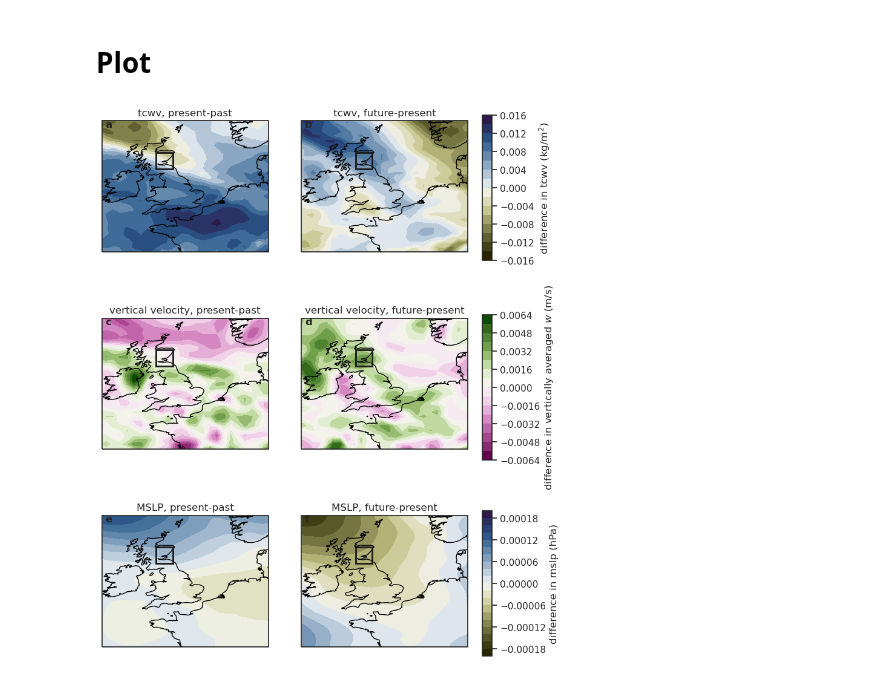
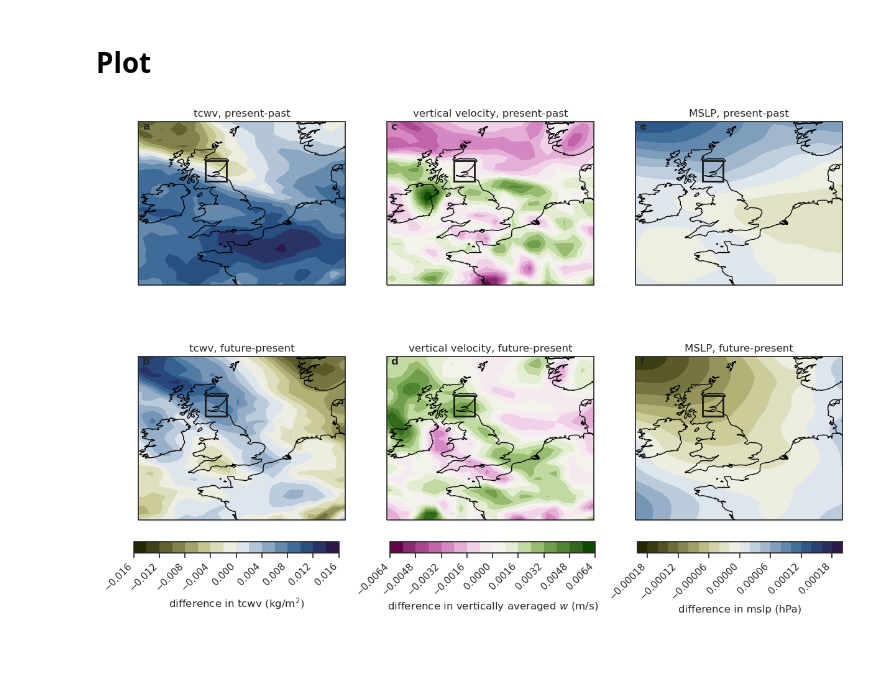
Before and after one commit to shirin-ermis/Storm_Babet, a Jupyter notebook: MICAS_analysis/C01_dynamics.ipynb, the cells around one changed output. Drawn from its saved outputs; the diff is of its cells as text; code cells hidden in the pictures; blank space fills up the shorter version.

Commit message:
saved plot

```diff
--- a/MICAS_analysis/C01_dynamics.ipynb
+++ b/MICAS_analysis/C01_dynamics.ipynb
@@ -148,7 +148,7 @@ micas_tempmean_sfc = micas_sfc.sel(time=slice('2023-10-19 00', '2023-10-22 00'))
 # Plot
 # %%
 # Create figure
-fig, axes = plt.subplots(ncols=2, nrows=3, figsize=(9, 12), subplot_kw={'projection': ccrs.PlateCarree()})
+fig, axes = plt.subplots(ncols=3, nrows=2, figsize=(15, 9), subplot_kw={'projection': ccrs.PlateCarree()})
 
 # Plot saturation specific humidity
 plot1 = (micas_tempmean.sel(climate='present')-micas_tempmean.sel(climate='1870')).tcwv.mean('member').plot.contourf(
@@ -157,13 +157,13 @@ plot1 = (micas_tempmean.sel(climate='present')-micas_tempmean.sel(climate='1870'
 )
 plot2 = (micas_tempmean.sel(climate='future1')-micas_tempmean.sel(climate='present')).tcwv.mean('member').plot.contourf(
     cmap=cm.broc_r, #vmin=-7, vmax=7,
-    levels=20, ax=axes[0, 1], add_colorbar=False  # Disable individual colorbars
+    levels=20, ax=axes[1, 0], add_colorbar=False  # Disable individual colorbars
 )
 
 # Plot vertical velocity
 plot3 = (micas_tempmean.sel(climate='present')-micas_tempmean.sel(climate='1870')).av_w.mean('member').plot.contourf(
     cmap=cm.bam, #vmin=-0.1, vmax=0.1,
-    levels=20, ax=axes[1,0], add_colorbar=False  # Disable individual colorbars
+    levels=20, ax=axes[0,1], add_colorbar=False  # Disable individual colorbars
 )
 plot4 = (micas_tempmean.sel(climate='future1')-micas_tempmean.sel(climate='present')).av_w.mean('member').plot.contourf(
     cmap=cm.bam, #vmin=-0.1, vmax=0.1,
@@ -173,59 +173,60 @@ plot4 = (micas_tempmean.sel(climate='future1')-micas_tempmean.sel(climate='prese
 # Plot mean sea level pressure
 plot5 = (micas_tempmean_sfc.sel(climate='present')-micas_tempmean_sfc.sel(climate='1870')).msl.mean('member').plot.contourf(
     cmap=cm.broc_r,# vmin=-0.00005, vmax=0.00005,
-    levels=20, ax=axes[2,0], add_colorbar=False  # Disable individual colorbars
+    levels=20, ax=axes[0,2], add_colorbar=False  # Disable individual colorbars
 )
 plot6= (micas_tempmean_sfc.sel(climate='future1')-micas_tempmean_sfc.sel(climate='present')).msl.mean('member').plot.contourf(
     cmap=cm.broc_r, #vmin=-0.00005, vmax=0.00005,
-    levels=20, ax=axes[2,1], add_colorbar=False  # Disable individual colorbars
+    levels=20, ax=axes[1,2], add_colorbar=False  # Disable individual colorbars
 )
 
-# Add colorbars for each column
-cbar_ax1 = fig.add_axes([0.91, 0.665, 0.02, 0.2])  # Colorbar for first column
-cbar1 = fig.colorbar(plot1, cax=cbar_ax1, orientation="vertical", label="difference in tcwv (kg/m$^2$)")
-# cbar1.formatter = FormatStrFormatter("%.1f")  # Restrict to 2 decimal places
-cbar1.update_ticks()
+# Add horizontal colorbars
+cbar_ax1 = fig.add_axes([0.12, 0.08, 0.22, 0.02])  # Bottom of first column
+cbar1 = fig.colorbar(plot1, cax=cbar_ax1, orientation="horizontal", label="difference in tcwv (kg/m$^2$)")
+cbar1.ax.xaxis.set_label_position('bottom')
 
-cbar_ax2 = fig.add_axes([0.91, 0.39, 0.02, 0.2])  # Colorbar for second column
-cbar2 = fig.colorbar(plot3, cax=cbar_ax2, orientation="vertical", label="difference in vertically averaged $w$ (m/s)")
-# cbar2.formatter = FormatStrFormatter("%.2f")
-# cbar2.formatter = ScalarFormatter(useMathText=True)  # Use scientific notation
-# cbar2.formatter.set_powerlimits((0, 0))  # Force scientific notation if values are too small or large
-cbar2.update_ticks()
+cbar_ax2 = fig.add_axes([0.395, 0.08, 0.22, 0.02])  # Bottom of second column
+cbar2 = fig.colorbar(plot3, cax=cbar_ax2, orientation="horizontal", label="difference in vertically averaged $w$ (m/s)")
+cbar2.ax.xaxis.set_label_position('bottom')
 
-cbar_ax3 = fig.add_axes([0.91, 0.12, 0.02, 0.2])  # Colorbar for third column
-cbar3 = fig.colorbar(plot5, cax=cbar_ax3, orientation="vertical", label="difference in mslp (hPa)")
-# cbar3.ax.yaxis.set_major_formatter(FuncFormatter(sci_notation_1dec))
-# cbar3.formatter = FormatStrFormatter("%.7f")
-# cbar3.formatter = ScalarFormatter(useMathText=True)  # Use scientific notation
-# cbar3.formatter.set_powerlimits((0, 0))  # Force scientific notation if values are too small or large
-# cbar3.update_ticks()
+cbar_ax3 = fig.add_axes([0.66, 0.08, 0.22, 0.02])  # Bottom of third column
+cbar3 = fig.colorbar(plot5, cax=cbar_ax3, orientation="horizontal", label="difference in mslp (hPa)")
+cbar3.ax.xaxis.set_label_position('bottom')
+
+for cbar in [cbar1, cbar2, cbar3]:
+    for label in cbar.ax.get_xticklabels():  # For horizontal colorbars
+        label.set_rotation(45)
+        label.set_ha('right')  # Align labels to the right for better readability
+
 
 # Add figure labels
 axes[0, 0].text(0.02, 0.95, "a", transform=axes[0, 0].transAxes, fontsize=12, fontweight="bold")
-axes[0, 1].text(0.02, 0.95, "b", transform=axes[0, 1].transAxes, fontsize=12, fontweight="bold")
-axes[1, 0].text(0.02, 0.95, "c", transform=axes[1, 0].transAxes, fontsize=12, fontweight="bold")
+axes[1, 0].text(0.02, 0.95, "b", transform=axes[1, 0].transAxes, fontsize=12, fontweight="bold")
+axes[0, 1].text(0.02, 0.95, "c", transform=axes[0, 1].transAxes, fontsize=12, fontweight="bold")
 axes[1, 1].text(0.02, 0.95, "d", transform=axes[1, 1].transAxes, fontsize=12, fontweight="bold")
-axes[2, 0].text(0.02, 0.95, "e", transform=axes[2, 0].transAxes, fontsize=12, fontweight="bold")
-axes[2, 1].text(0.02, 0.95, "f", transform=axes[2, 1].transAxes, fontsize=12, fontweight="bold")
+axes[0, 2].text(0.02, 0.95, "e", transform=axes[0, 2].transAxes, fontsize=12, fontweight="bold")
+axes[1, 2].text(0.02, 0.95, "f", transform=axes[1, 2].transAxes, fontsize=12, fontweight="bold")
 
 # Apply Cartopy settings to both axes
-titles = [f"tcwv, present-past", f"tcwv, future-present",
-          f"vertical velocity, present-past", f"vertical velocity, future-present",
-          f"MSLP, present-past", f"MSLP, future-present"]
+titles = [f"tcwv, present-past", f"vertical velocity, present-past", f"MSLP, present-past",
+         f"tcwv, future-present", f"vertical velocity, future-present",  f"MSLP, future-present"]
 for ax, title in zip(axes.flatten(), titles):
     ax.set_extent(uk, crs=ccrs.PlateCarree())  # Set map extent
     ax.add_feature(cfeature.LAND, edgecolor='black', linewidth=0.8)  # Add land borders
     ax.add_feature(cfeature.OCEAN, facecolor='white')  # Mask ocean
     ax.coastlines()  # Add coastlines
     ax.set_title(title, fontsize=12)  # Set
 
     rectangle = patches.Rectangle((-4, 55.5), 2, 2, linewidth=2,
                                 edgecolor='k',
                                 facecolor='none',
                                 transform=ccrs.PlateCarree())
     ax.add_patch(rectangle)
     rectangle.set_zorder(17)
-plt.subplots_adjust(right=0.88)
+plt.subplots_adjust(right=0.88)\
+
+# save plot
+plt.savefig('../notebooks/figures/C01_MICAS_dynamics.png', dpi=600, bbox_inches='tight')
+plt.savefig('../notebooks/figures/C01_MICAS_dynamics.pdf')
 # %% [output]
-[figure, old version]
+[figure, new version]
```
Also changed, not shown: 2 other files.
